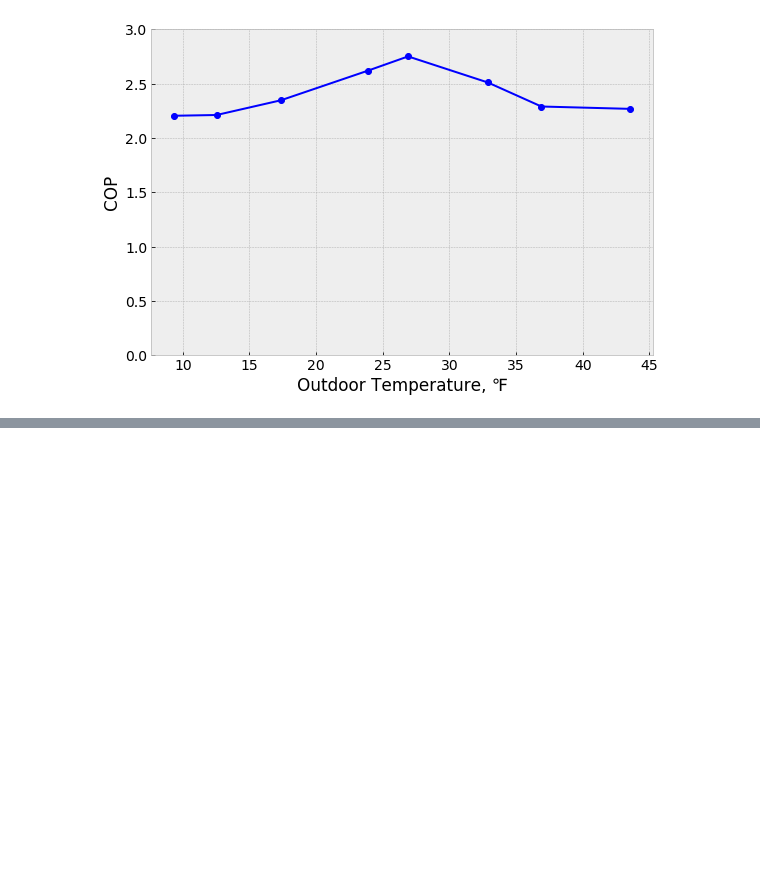
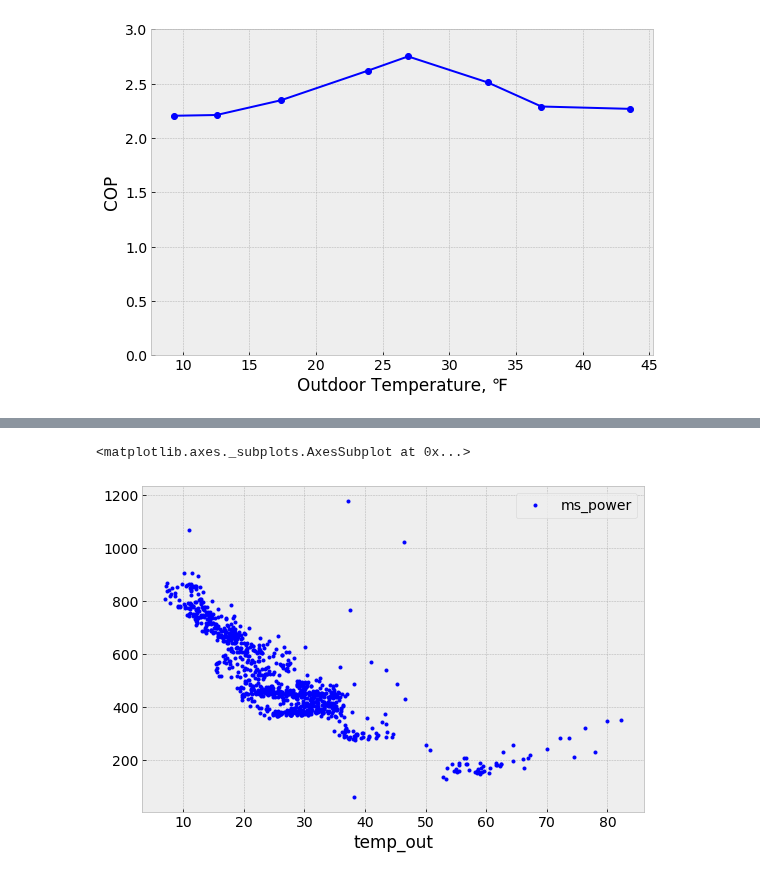
Before and after one commit to alanmitchell/heat-pump-study, a Jupyter notebook: field_studies/kaluza/kaluza.ipynb, the cells around one changed output, grey strips where cells are left out. Cells and saved outputs as stored; diff of their text form; code cells hidden in the pictures; blank space fills up the shorter version.

```diff
--- a/field_studies/kaluza/kaluza.ipynb
+++ b/field_studies/kaluza/kaluza.ipynb
@@ -383,0 +423,6 @@ dfr.to_pickle('temp_cop_kaluza.pkl')
+# %%
+df_sm = dff.resample('1H').mean().dropna()
+df_sm.plot(x='temp_out', y='ms_power', style='b.')
+# %% [output]
+<matplotlib.axes._subplots.AxesSubplot at 0x...>
+[figure, added]
```
Also changed, not shown: parts of 5 cells of this notebook, 3 other files.
